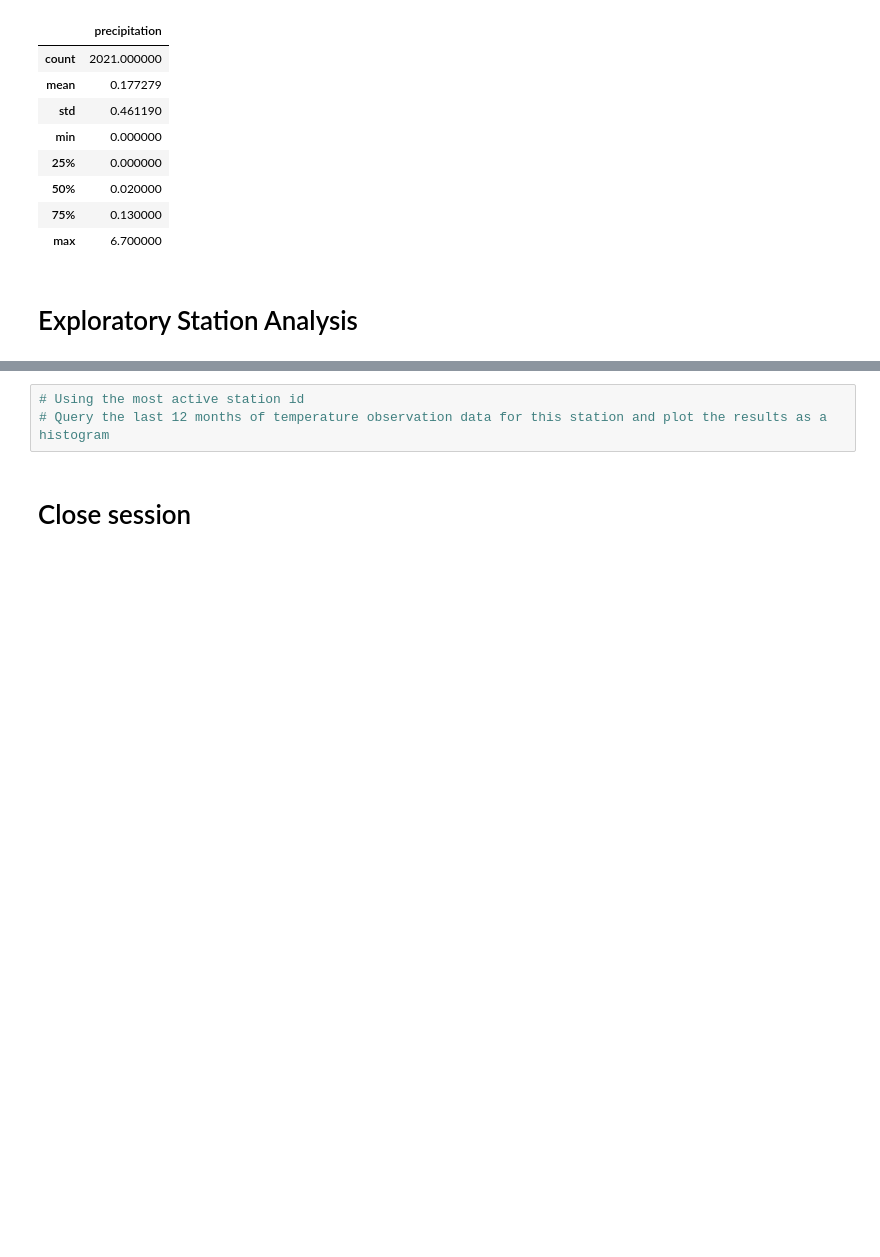
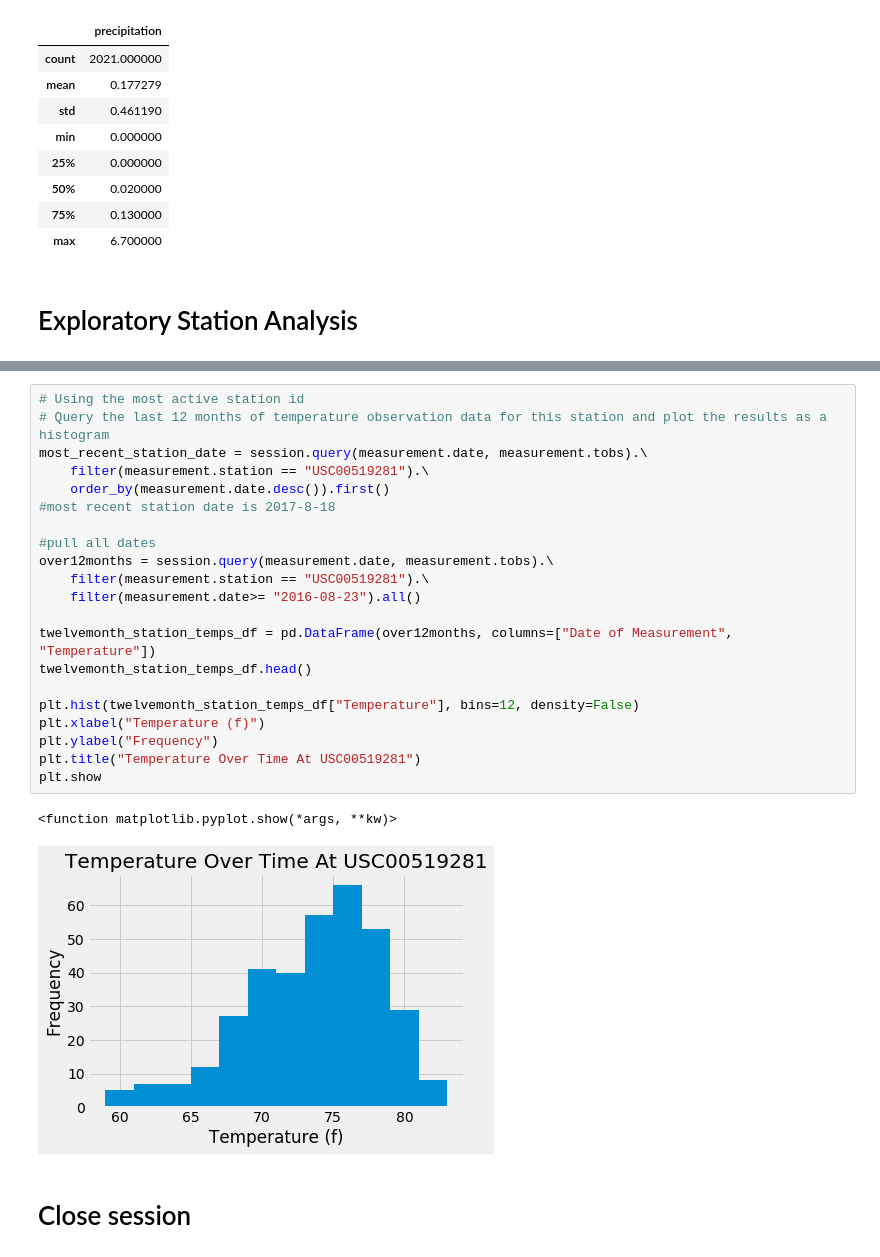
Before and after one commit to Erink8/sqlalchemy-challenge, a Jupyter notebook: SurfsUp/Climate Analysis.ipynb, the cells around one changed output, grey strips where cells are left out. Cells and saved outputs as stored; diff of their text form; blank space fills up the shorter version.

```diff
--- a/SurfsUp/Climate Analysis.ipynb
+++ b/SurfsUp/Climate Analysis.ipynb
@@ -129,6 +174,27 @@ prcp_df.describe()
-# %%
-# Using the most active station id
-# Query the last 12 months of temperature observation data for this station and plot the results as a histogram
+# %%
+# Using the most active station id
+# Query the last 12 months of temperature observation data for this station and plot the results as a histogram
+most_recent_station_date = session.query(measurement.date, measurement.tobs).\
+    filter(measurement.station == "USC00519281").\
+    order_by(measurement.date.desc()).first()
+#most recent station date is 2017-8-18
+
+#pull all dates
+over12months = session.query(measurement.date, measurement.tobs).\
+    filter(measurement.station == "USC00519281").\
+    filter(measurement.date>= "2016-08-23").all()
+
+twelvemonth_station_temps_df = pd.DataFrame(over12months, columns=["Date of Measurement", "Temperature"])
+twelvemonth_station_temps_df.head()
+
+plt.hist(twelvemonth_station_temps_df["Temperature"], bins=12, density=False)
+plt.xlabel("Temperature (f)")
+plt.ylabel("Frequency")
+plt.title("Temperature Over Time At USC00519281")
+plt.show
+# %% [output]
+<function matplotlib.pyplot.show(*args, **kw)>
+[figure, added]
 # %% [markdown]
 # Close session
 # %%
```
Also changed, not shown: parts of 4 cells of this notebook.
